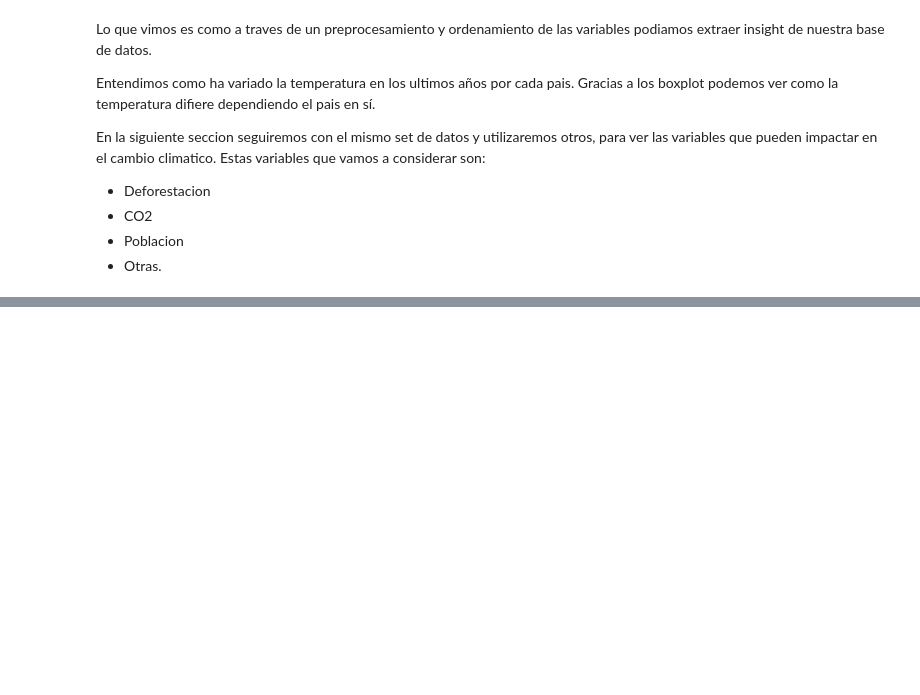
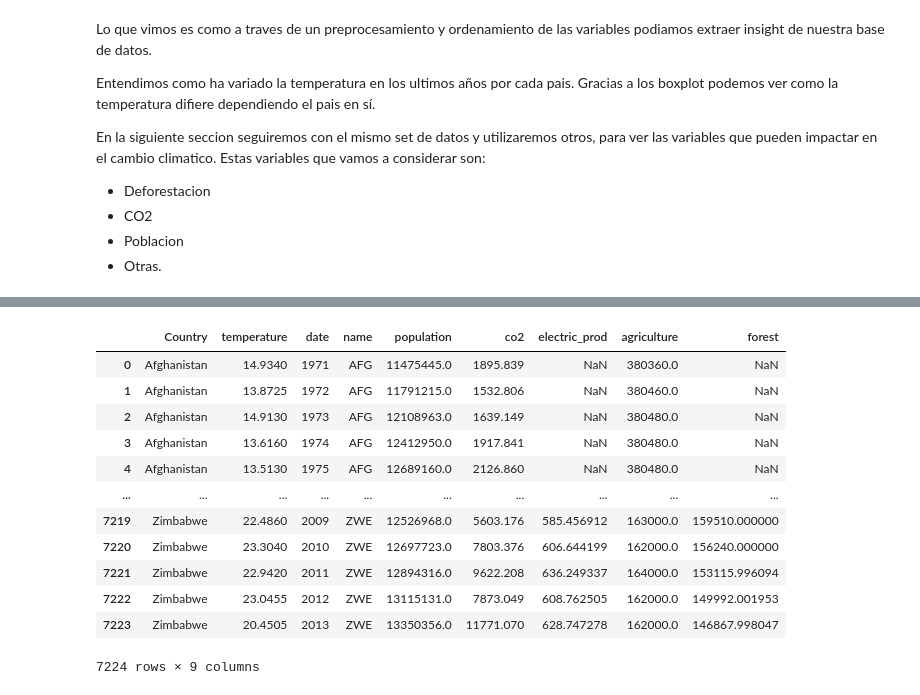
Before and after one commit to francomanca93/analisis-de-datos, a Jupyter notebook: Proyecto_Cambio_climático.ipynb, the cells around one changed output, grey strips where cells are left out. Drawn from its saved outputs; the diff is of its cells as text; code cells hidden in the pictures; blank space fills up the shorter version.

```diff
--- a/Proyecto_Cambio_climático.ipynb
+++ b/Proyecto_Cambio_climático.ipynb
@@ -330,0 +448,7 @@ En la siguiente seccion seguiremos con el mismo set de datos y utilizaremos otro
+# %%
+df_agri = fun_format(df_agri, col= 'agriculture')
+df_fore = fun_format(df_fore, col= 'forest')
+df_elec = fun_format(df_elec, col= 'electric_prod')
+df_co2e = fun_format(df_co2e, col= 'co2')
+df_popu = fun_format(df_popu, col= 'population')
+df_popu
@@ -330,0 +521,8 @@ En la siguiente seccion seguiremos con el mismo set de datos y utilizaremos otro
+# %%
+df_agri['date'] = df_agri['date'].astype(float)
+df_fore['date'] = df_fore['date'].astype(float)
+df_elec['date'] = df_elec['date'].astype(float)
+df_co2e['date'] = df_co2e['date'].astype(float)
+df_popu['date'] = df_popu['date'].astype(float)
+
+df_popu.info()
@@ -330,0 +545,4 @@ En la siguiente seccion seguiremos con el mismo set de datos y utilizaremos otro
+# %%
+df_merge = pd.merge(df_t_med[['Country', 'temperature', 'date']],
+                    df_popu, on = ['Country', 'date'],
+                    how = 'inner')
@@ -330,0 +565,35 @@ En la siguiente seccion seguiremos con el mismo set de datos y utilizaremos otro
+# %%
+df_merge = pd.merge(df_merge,
+                    df_co2e,
+                    on = ['Country', 'name', 'date'],
+                    how = 'inner')
+
+df_merge = pd.merge(df_merge,
+                    df_elec,
+                    on = ['Country', 'name', 'date'],
+                    how = 'inner')
+
+df_merge = pd.merge(df_merge,
+                    df_agri,
+                    on = ['Country', 'name', 'date'],
+                    how = 'inner')
+
+df_merge = pd.merge(df_merge,
+                    df_fore,
+                    on = ['Country', 'name', 'date'],
+                    how = 'inner')
+df_merge
+# %% [output]
+|  | Country | temperature | date | name | population | co2 | electric_prod | agriculture | forest |
+| 0 | Afghanistan | 14.9340 | 1971 | AFG | 11475445.0 | 1895.839 | NaN | 380360.0 | NaN |
+| 1 | Afghanistan | 13.8725 | 1972 | AFG | 11791215.0 | 1532.806 | NaN | 380460.0 | NaN |
+| 2 | Afghanistan | 14.9130 | 1973 | AFG | 12108963.0 | 1639.149 | NaN | 380480.0 | NaN |
+| 3 | Afghanistan | 13.6160 | 1974 | AFG | 12412950.0 | 1917.841 | NaN | 380480.0 | NaN |
+| 4 | Afghanistan | 13.5130 | 1975 | AFG | 12689160.0 | 2126.860 | NaN | 380480.0 | NaN |
+| ... | ... | ... | ... | ... | ... | ... | ... | ... | ... |
+| 7219 | Zimbabwe | 22.4860 | 2009 | ZWE | 12526968.0 | 5603.176 | 585.456912 | 163000.0 | 159510.000000 |
+| 7220 | Zimbabwe | 23.3040 | 2010 | ZWE | 12697723.0 | 7803.376 | 606.644199 | 162000.0 | 156240.000000 |
+| 7221 | Zimbabwe | 22.9420 | 2011 | ZWE | 12894316.0 | 9622.208 | 636.249337 | 164000.0 | 153115.996094 |
+| 7222 | Zimbabwe | 23.0455 | 2012 | ZWE | 13115131.0 | 7873.049 | 608.762505 | 162000.0 | 149992.001953 |
+| 7223 | Zimbabwe | 20.4505 | 2013 | ZWE | 13350356.0 | 11771.070 | 628.747278 | 162000.0 | 146867.998047 |
+7224 rows × 9 columns
```
Also changed, not shown: parts of 36 cells of this notebook.
